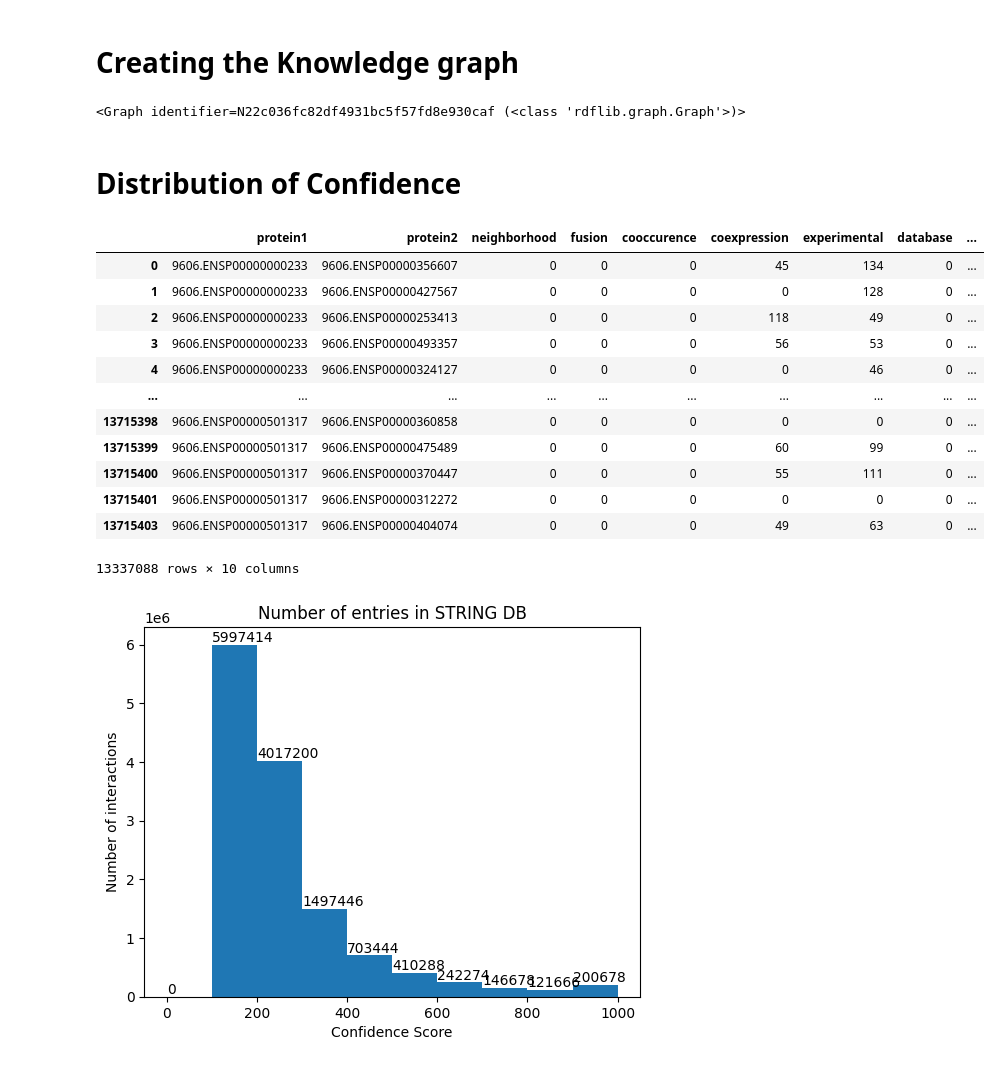
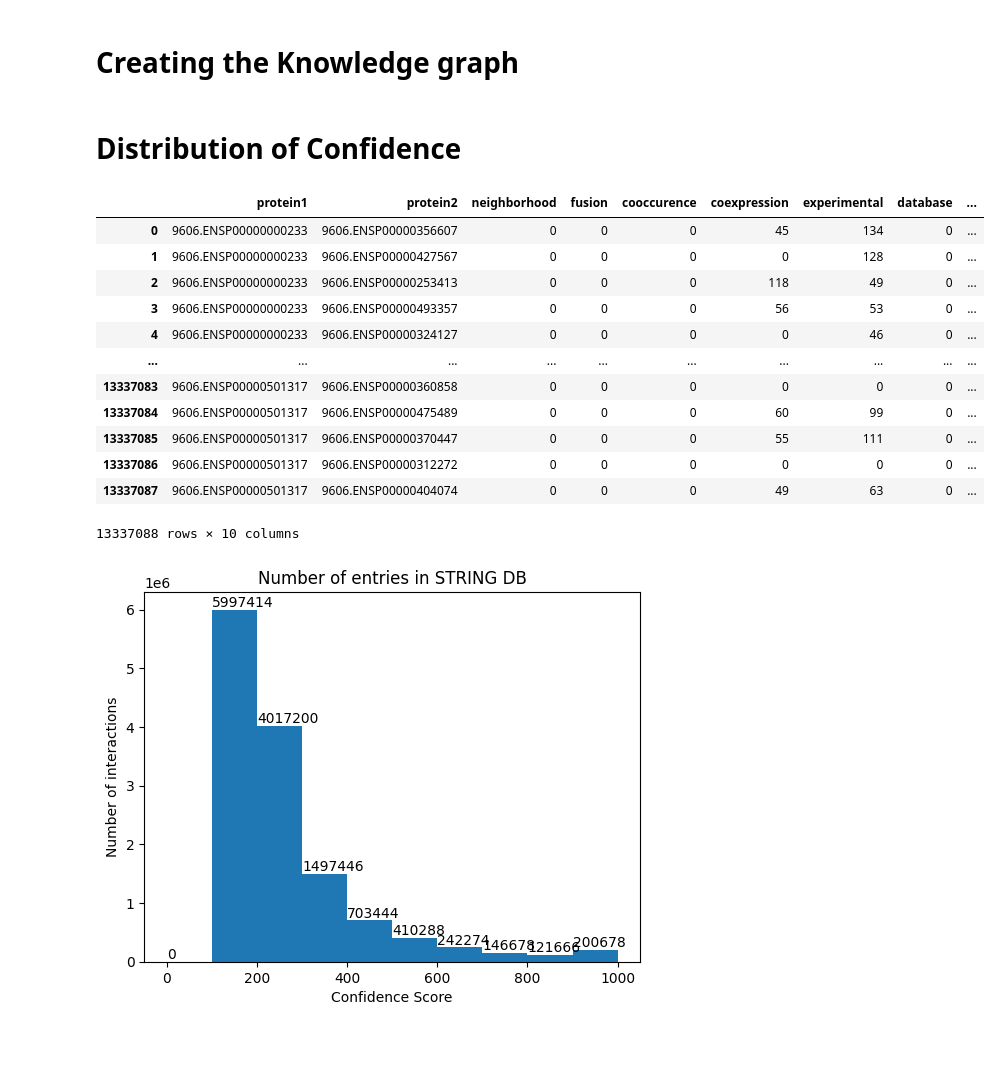
Before and after one commit to andre279m/UncertaintyInML, a Jupyter notebook: newerTest/test3_11.ipynb, the cells around one changed output. Drawn from its saved outputs; the diff is of its cells as text; code cells hidden in the pictures.

```diff
--- a/newerTest/test3_11.ipynb
+++ b/newerTest/test3_11.ipynb
@@ -50,4 +46,7 @@ g.parse(gene_ontology_file_path, format = 'xml');
 # %%
+# g = rdflib.Graph()
+# g.parse(gene_ontology_file_path, format = 'xml');
+
 prots = []
 
 with open(protein_file_path , 'r') as prot_annot:
@@ -62,30 +61,27 @@ with open(protein_file_path , 'r') as prot_annot:
                 prots.append(id_prot)
             #if (id_prot in data2["protein1"].values or id_prot in data2["protein2"].values) and url_prot not in prots:
             #    prots.append(url_prot)
-            g.add((rdflib.term.URIRef(url_prot), rdflib.term.URIRef('http://purl.obolibrary.org/obo/go.owl#has_function') , rdflib.term.URIRef(url_GO_term)))
+            #g.add((rdflib.term.URIRef(url_prot), rdflib.term.URIRef('http://purl.obolibrary.org/obo/go.owl#has_function') , rdflib.term.URIRef(url_GO_term)))
+
+# g.serialize(destination='go_annotated.owl', format='xml');
-# %%
-g.serialize(destination='go_annotated.owl', format='xml');
-# %% [output]
-<Graph identifier=N22c036fc82df4931bc5f57fd8e930caf (<class 'rdflib.graph.Graph'>)>
 # %% [markdown]
 # Distribution of Confidence
 # %%
 data_full = pd.read_csv(protein_full_links_file_path, sep=" ", header=0)
-data_full = data_full[data_full["protein1"].isin(prots) & data_full["protein2"].isin(prots)]
-data_full
+data_full = data_full[data_full["protein1"].isin(prots) & data_full["protein2"].isin(prots)].reset_index(drop=True)
 # %% [output]
 |  | protein1 | protein2 | neighborhood | fusion | cooccurence | coexpression | experimental | database | ... |
 | 0 | 9606.ENSP00000000233 | 9606.ENSP00000356607 | 0 | 0 | 0 | 45 | 134 | 0 | ... |
 | 1 | 9606.ENSP00000000233 | 9606.ENSP00000427567 | 0 | 0 | 0 | 0 | 128 | 0 | ... |
 | 2 | 9606.ENSP00000000233 | 9606.ENSP00000253413 | 0 | 0 | 0 | 118 | 49 | 0 | ... |
 | 3 | 9606.ENSP00000000233 | 9606.ENSP00000493357 | 0 | 0 | 0 | 56 | 53 | 0 | ... |
 | 4 | 9606.ENSP00000000233 | 9606.ENSP00000324127 | 0 | 0 | 0 | 0 | 46 | 0 | ... |
 | ... | ... | ... | ... | ... | ... | ... | ... | ... | ... |
-| 13715398 | 9606.ENSP00000501317 | 9606.ENSP00000360858 | 0 | 0 | 0 | 0 | 0 | 0 | ... |
-| 13715399 | 9606.ENSP00000501317 | 9606.ENSP00000475489 | 0 | 0 | 0 | 60 | 99 | 0 | ... |
-| 13715400 | 9606.ENSP00000501317 | 9606.ENSP00000370447 | 0 | 0 | 0 | 55 | 111 | 0 | ... |
-| 13715401 | 9606.ENSP00000501317 | 9606.ENSP00000312272 | 0 | 0 | 0 | 0 | 0 | 0 | ... |
-| 13715403 | 9606.ENSP00000501317 | 9606.ENSP00000404074 | 0 | 0 | 0 | 49 | 63 | 0 | ... |
+| 13337083 | 9606.ENSP00000501317 | 9606.ENSP00000360858 | 0 | 0 | 0 | 0 | 0 | 0 | ... |
+| 13337084 | 9606.ENSP00000501317 | 9606.ENSP00000475489 | 0 | 0 | 0 | 60 | 99 | 0 | ... |
+| 13337085 | 9606.ENSP00000501317 | 9606.ENSP00000370447 | 0 | 0 | 0 | 55 | 111 | 0 | ... |
+| 13337086 | 9606.ENSP00000501317 | 9606.ENSP00000312272 | 0 | 0 | 0 | 0 | 0 | 0 | ... |
+| 13337087 | 9606.ENSP00000501317 | 9606.ENSP00000404074 | 0 | 0 | 0 | 49 | 63 | 0 | ... |
 13337088 rows × 10 columns
 # %%
 # Create a histogram and get the patches
```
Also changed, not shown: parts of 6 cells of this notebook, 1 other file.
